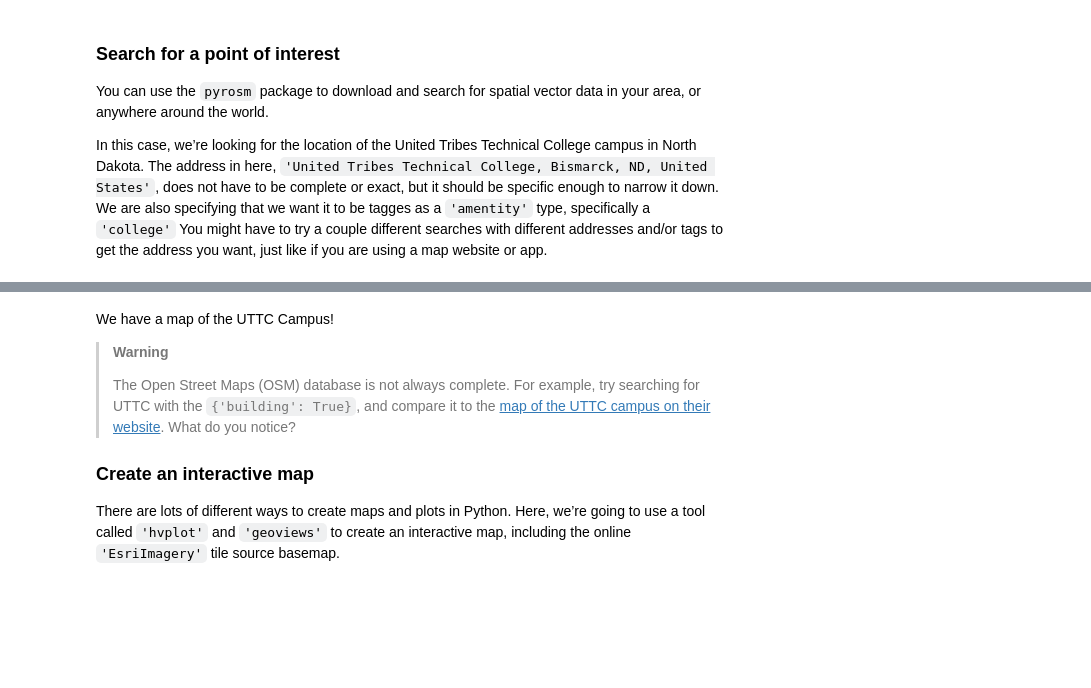
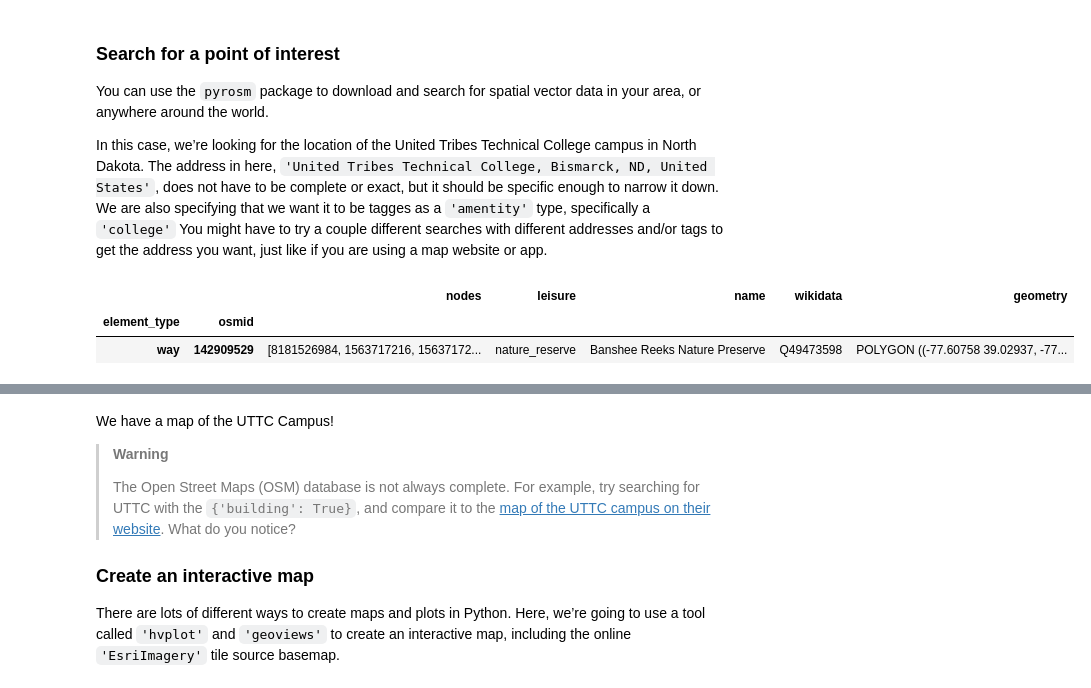
Before and after one commit to tjstogoski/first-map, a Jupyter notebook: first-map.ipynb, the cells around one changed output, grey strips where cells are left out. Cells and saved outputs as stored; diff of their text form; code cells hidden in the pictures; blank space fills up the shorter version.

```diff
--- a/first-map.ipynb
+++ b/first-map.ipynb
@@ -45,9 +49,13 @@ narrow it down. We are also specifying that we want it to be tagges as a
 couple different searches with different addresses and/or tags to get
 the address you want, just like if you are using a map website or app.
 # %%
-# Search for United Tribes Technical College
-uttc_gdf = osm.features_from_address(
-    'United Tribes Technical College, Bismarck, ND, United States',
-    {'amenity': ['college']})
-uttc_gdf
+# Search for Banshee Reeks Nature Preserve
+brnp_gdf = osm.features_from_address(
+    'Banshee Reeks Nature Preserve',
+    {'leisure': ['nature_reserve']})
+brnp_gdf
+# %% [output]
+|  |  | nodes | leisure | name | wikidata | geometry |
+| element_type | osmid |  |  |  |  |  |
+| way | 142909529 | [8181526984, 1563717216, 15637172... | nature_reserve | Banshee Reeks Nature Preserve | Q49473598 | POLYGON ((-77.60758 39.02937, -77... |
 # %%
```
Also changed, not shown: parts of 3 cells of this notebook, 2 other files.
